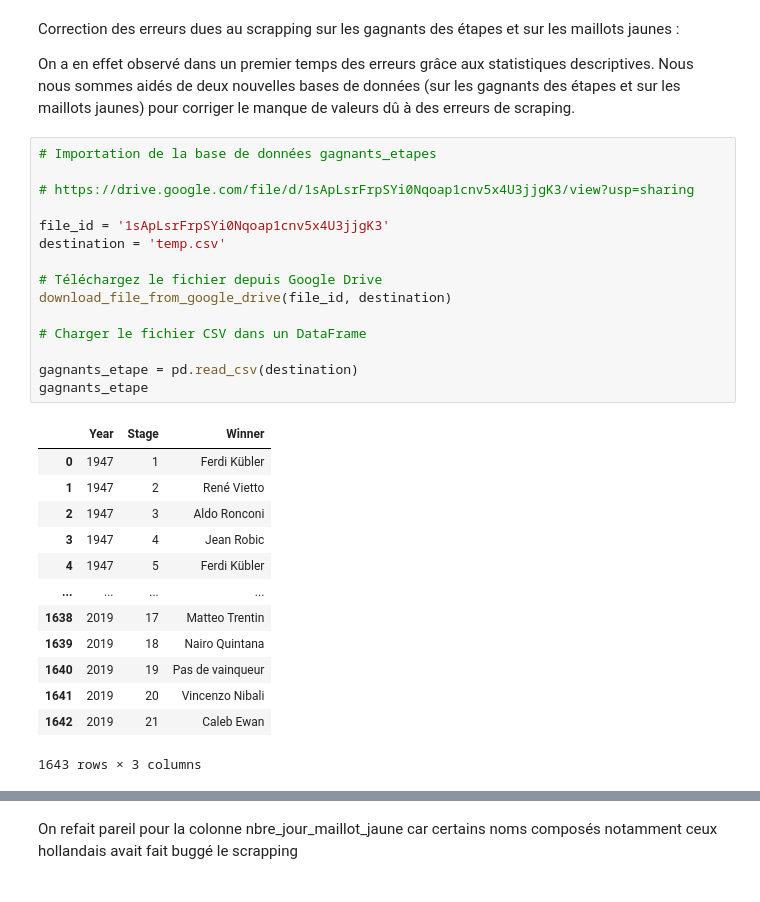
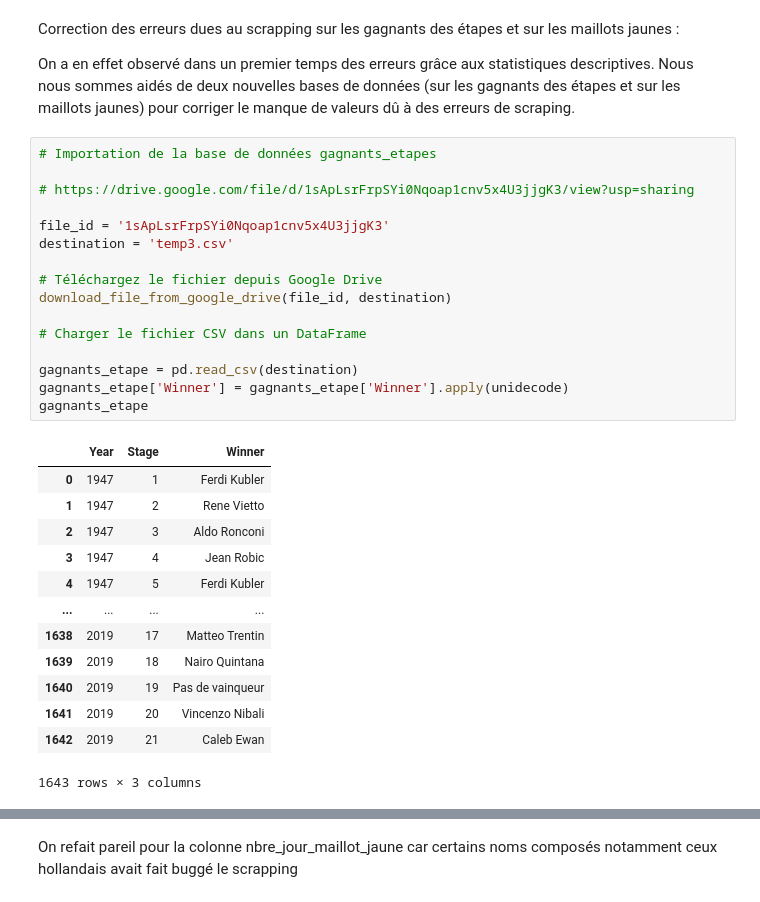
Before and after one commit to edequercize/Projet-Python, a Jupyter notebook: test_merge.ipynb, the cells around one changed output, grey strips where cells are left out. Cells and saved outputs as stored; diff of their text form.

```diff
--- a/test_merge.ipynb
+++ b/test_merge.ipynb
@@ -144,25 +146,26 @@ Nous nous sommes aidés de deux nouvelles bases de données (sur les gagnants de
 # %%
 # Importation de la base de données gagnants_etapes
 
 # https://drive.google.com/file/d/1sApLsrFrpSYi0Nqoap1cnv5x4U3jjgK3/view?usp=sharing
 
 file_id = '1sApLsrFrpSYi0Nqoap1cnv5x4U3jjgK3'
-destination = 'temp.csv'
+destination = 'temp3.csv'
 
 # Téléchargez le fichier depuis Google Drive
 download_file_from_google_drive(file_id, destination)
 
 # Charger le fichier CSV dans un DataFrame
 
 gagnants_etape = pd.read_csv(destination)
+gagnants_etape['Winner'] = gagnants_etape['Winner'].apply(unidecode)
 gagnants_etape
 # %% [output]
 |  | Year | Stage | Winner |
-| 0 | 1947 | 1 | Ferdi Kübler |
-| 1 | 1947 | 2 | René Vietto |
+| 0 | 1947 | 1 | Ferdi Kubler |
+| 1 | 1947 | 2 | Rene Vietto |
 | 2 | 1947 | 3 | Aldo Ronconi |
 | 3 | 1947 | 4 | Jean Robic |
-| 4 | 1947 | 5 | Ferdi Kübler |
+| 4 | 1947 | 5 | Ferdi Kubler |
 | ... | ... | ... | ... |
 | 1638 | 2019 | 17 | Matteo Trentin |
 | 1639 | 2019 | 18 | Nairo Quintana |
```
Also changed, not shown: parts of 14 cells of this notebook.
